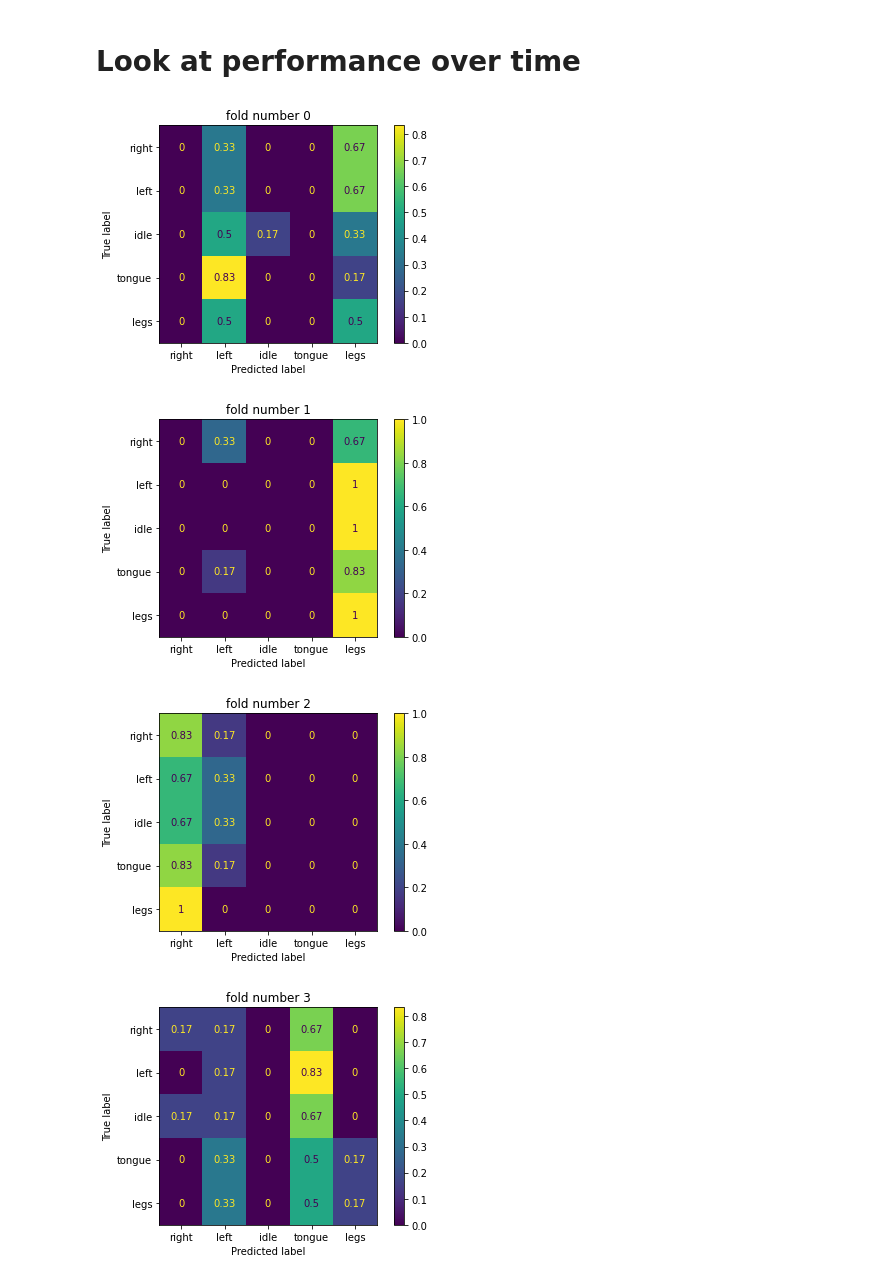
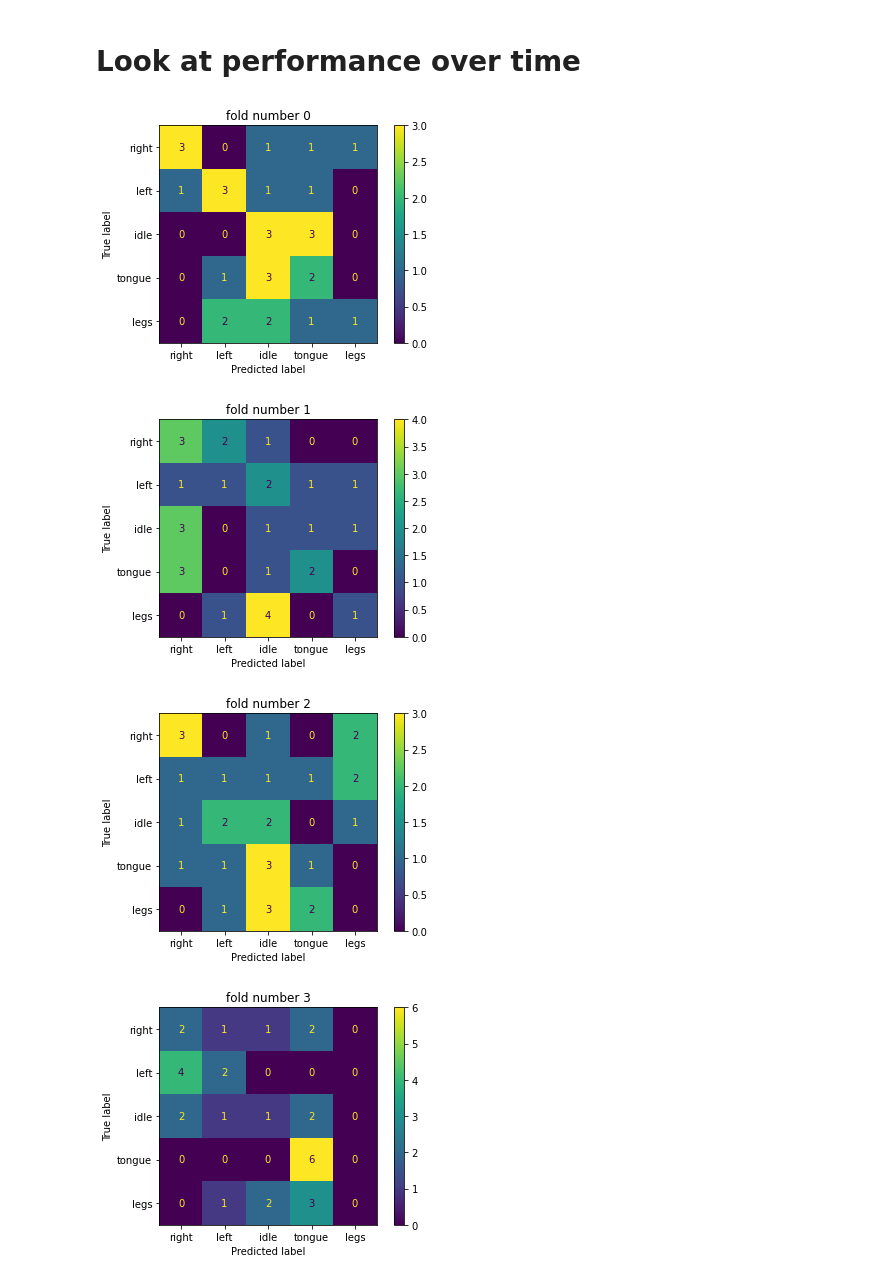
Before and after one commit to evyatarluv/bci4als, a Jupyter notebook: examples/notebooks/csp_lda.ipynb, the cells around one changed output. Drawn from its saved outputs; the diff is of its cells as text; code cells hidden in the pictures.

Commit message:
eden N noam record

```diff
--- a/examples/notebooks/csp_lda.ipynb
+++ b/examples/notebooks/csp_lda.ipynb
@@ -24,7 +24,8 @@ Select between ADI and AVI
 # %%
 ADI = 0
 AVI = 1
-example = AVI
+NOAM = 2
+example = NOAM
 
 if example == ADI:
     subject = 'adi'
@@ -34,6 +35,11 @@ if example == ADI:
 if example == AVI:
     subject = 'avi'
     session_id = '4'
+    num_channels = 13
+
+if example == NOAM:
+    subject = 'noam'
+    session_id = '1'
     num_channels = 13
 
 recordings_path = '..\\..\\recordings'
@@ -150,40 +156,40 @@ for idx, (train_idx, test_idx) in enumerate(cv_split):
     try:
         label_names = ['right', 'left', 'idle', 'tongue', 'legs']
         y_pred = lda.predict(X_test)
-        plot_confusion_matrix(lda, X_test, y_test, normalize='true', display_labels=label_names)
+        plot_confusion_matrix(lda, X_test, y_test, display_labels=label_names)
         plt.title(f"fold number {idx}")
         plt.show()
     except ValueError as e:
         pass
 
 # Plot scores over time
 w_times = (w_start + w_length / 2.) / sfreq + epochs.tmin
 
 plt.figure()
 plt.plot(w_times, np.mean(scores_windows, 0), label='Score')
 plt.axvline(0, linestyle='--', color='k', label='Onset')
 plt.axhline(0.2, linestyle='-', color='k', label='Chance')
 plt.xlabel('time (s)')
 plt.ylabel('classification accuracy')
 plt.title('Classification score using sliding window of length 0.5s starting at time')
 plt.legend(loc='lower right')
 plt.show()
 
 
 
 
 # todo: continue here
 # why recordings/adi/7 different lengths? (are they online??)
 # why are recordings/adi/6 different lengths (sometimes 4, sometimes 4.5 secs)
 # expose full_scr to main script
 # add metadata: datetime, offline/online
 # control all trials to be same sample length
 # keep track of recordings
 # write a recordings schedule
 # set recordings_folder initial_dir
 # incremental LDA
 # %% [output]
-[figure, old version]
+[figure, new version]
-[figure, old version]
+[figure, new version]
-[figure, old version]
+[figure, new version]
-[figure, old version]
+[figure, new version]
```
Also changed, not shown: parts of 5 cells of this notebook, 11 other files.
